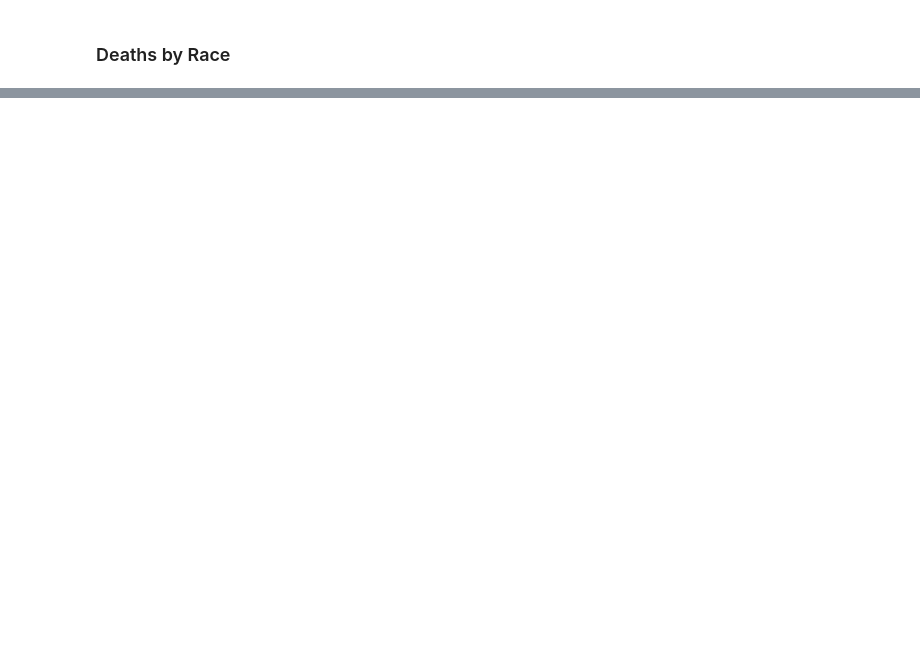
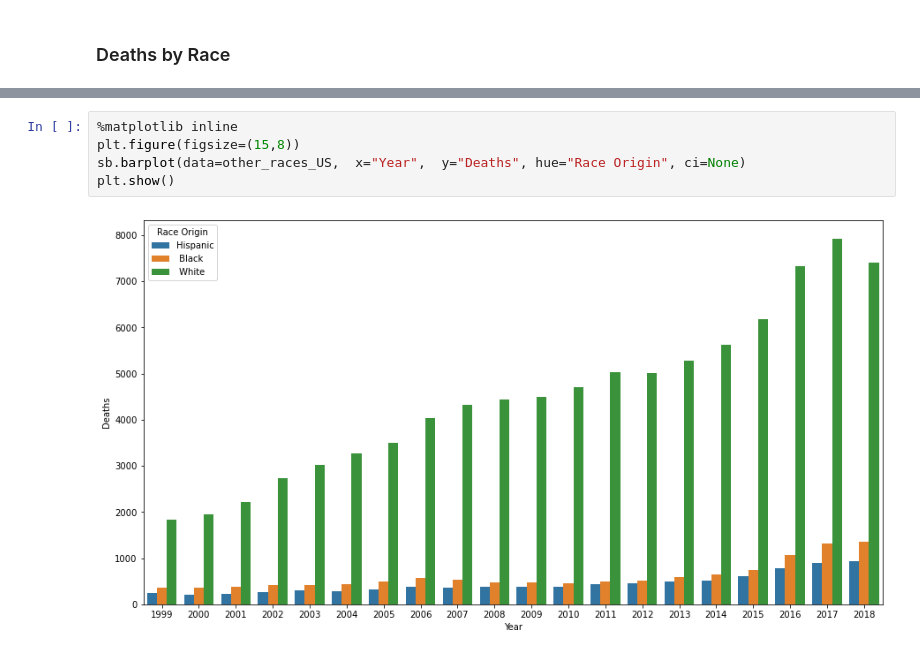
Before and after one commit to cwaggles/TOOL1_FINAL_PROJECT, a Jupyter notebook: Data Science Tools 1 - Final Project.ipynb, the cells around one changed output, grey strips where cells are left out. Drawn from its saved outputs; the diff is of its cells as text; blank space fills up the shorter version.

```diff
--- a/Data Science Tools 1 - Final Project.ipynb
+++ b/Data Science Tools 1 - Final Project.ipynb
@@ -220,0 +233,7 @@ plt.show()
+# %%
+%matplotlib inline
+plt.figure(figsize=(15,8))
+sb.barplot(data=other_races_US,  x="Year",  y="Deaths", hue="Race Origin", ci=None)
+plt.show()
+# %% [output]
+[figure, added]
```
Also changed, not shown: parts of 8 cells of this notebook.
